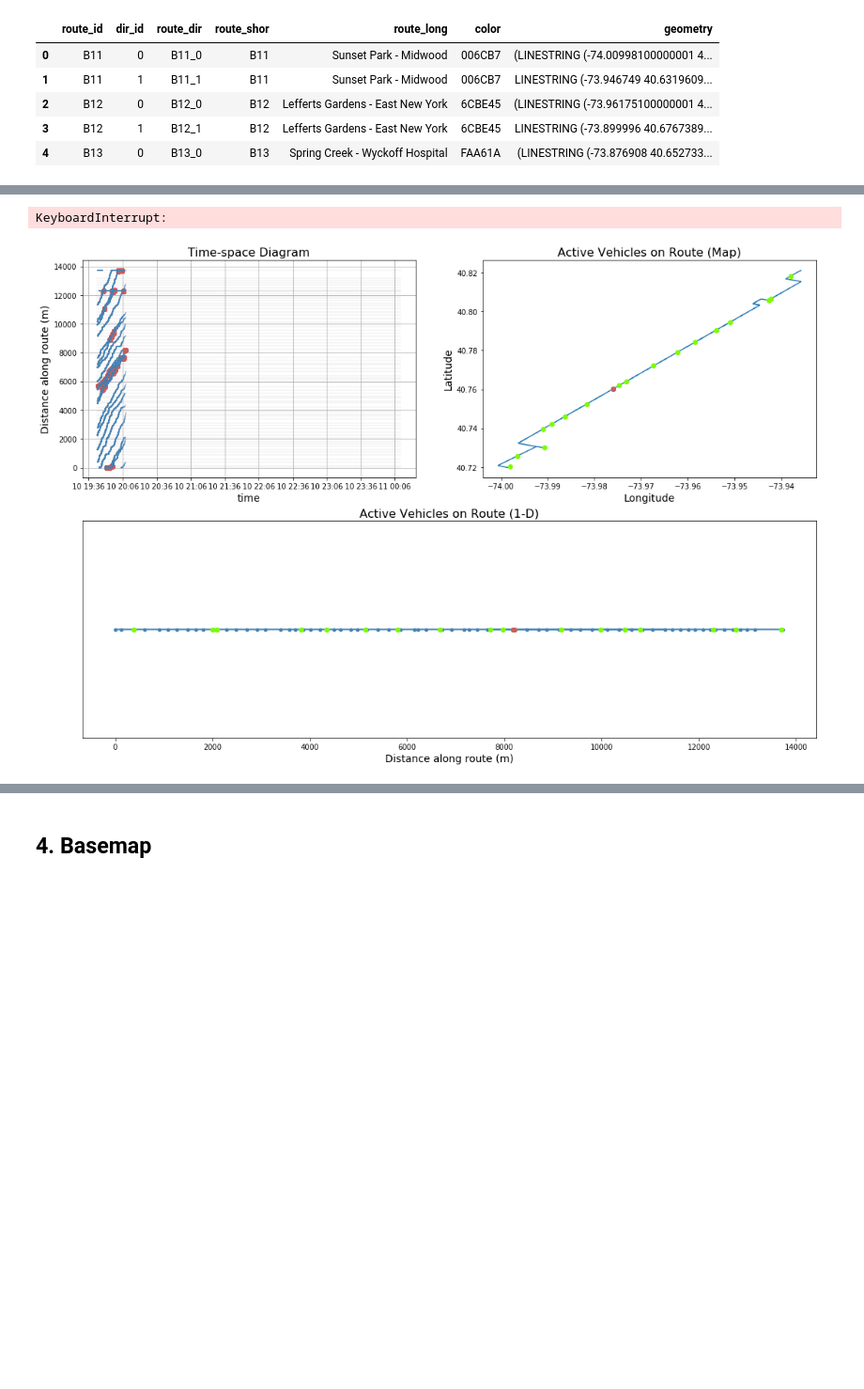
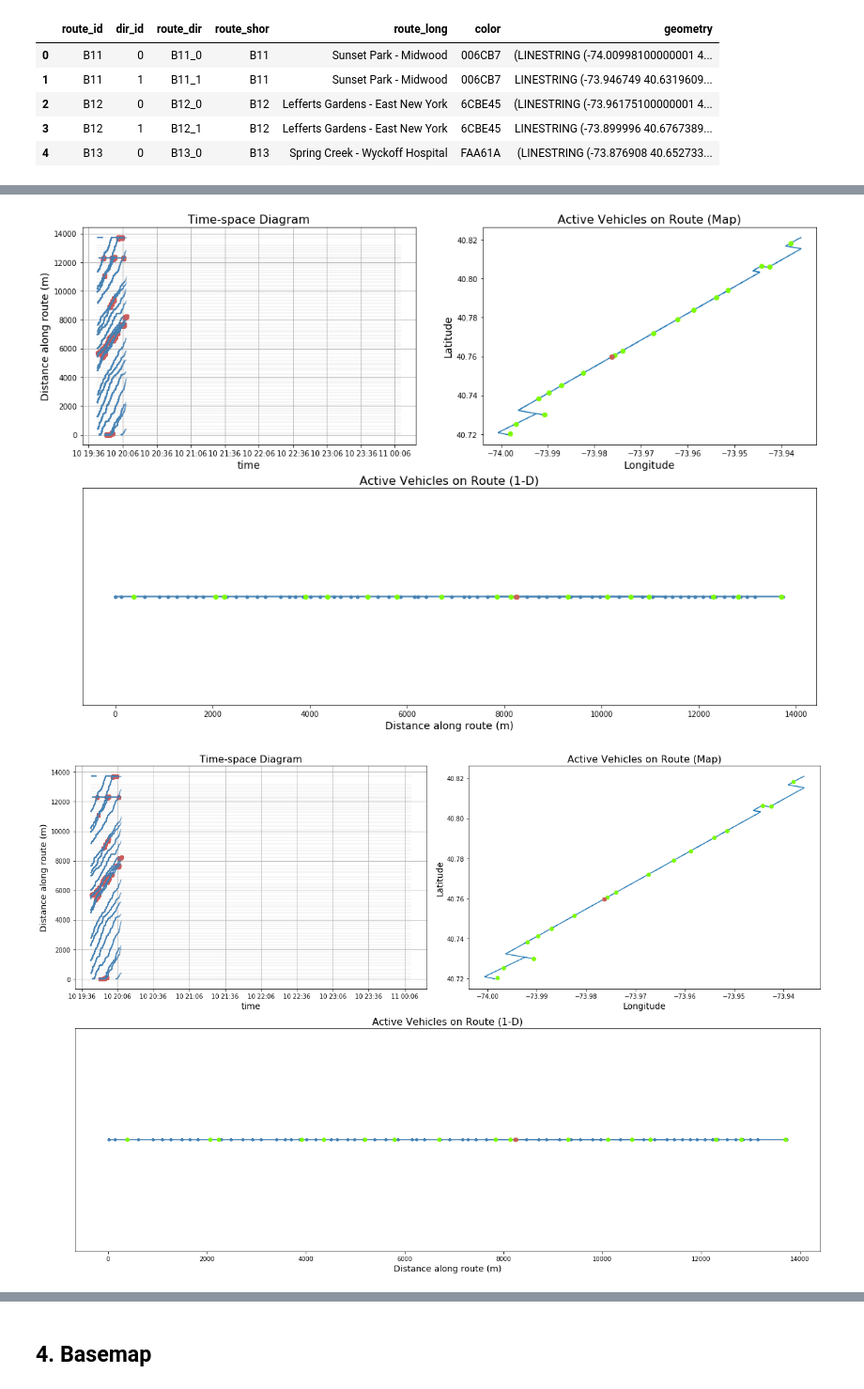
Before and after one commit to ywnch/buskit, a Jupyter notebook: sandbox_main.ipynb, the cells around one changed output, grey strips where cells are left out. Shown at 94% size. Drawn from its saved outputs; the diff is of its cells as text; code cells hidden in the pictures; blank space fills up the shorter version.

```diff
--- a/sandbox_main.ipynb
+++ b/sandbox_main.ipynb
@@ -107,9 +118,7 @@ KeyboardInterrupt:
 # %%
 fname = "MTA_data/M1-Tue-180410-154415-260.csv"
 df = pd.read_csv(fname)
-df = df[df['DirectionRef'] == 1]
-df['VehDistAlongRoute'] = df['CallDistanceAlongRoute'] - df['DistanceFromCall']
-df['RecordedAtTime'] = pd.to_datetime(df['RecordedAtTime'])
+df = df_process(df, 1)
 
 # this bloc generate a sequence for psuedo real-time simulation
 mod = list(df['Unnamed: 0'])
@@ -318,38 +328,39 @@ ax3.set_xlabel("Distance along route (m)", fontsize=14)
 ax3.set_title("Active Vehicles on Route (1-D)", fontsize=16)
 
 # update
-for i in range(0,df['ts'].max(),30):
-
+#for i in range(0,df['ts'].max(),30):
+for i in range(0,1500,30): # just do partial for demo
     df3 = df[df['ts'] == i]
     df1 = df[df['ts'] <= i]
 
     # mark vehicles that are bunching
     df3.sort_values(['VehDistAlongRoute'], inplace=True)
     spacing = np.diff(df3['VehDistAlongRoute'])
     bunch = spacing < 100 # set threshold (meters) to be identified as BB
     bunch_a = np.array([False] + list(bunch))
     bunch_b = np.array(list(bunch) + [False])
     bunch = bunch_a + bunch_b
     bb_df = df3[bunch]
 
     # plot TSD for each vehicle
     for i, v in enumerate(df1['VehicleRef'].unique()):
         # subset data for single vehicle
         veh_df = df1[df1['VehicleRef'] == v]
         ax1.plot(veh_df['RecordedAtTime'], veh_df['VehDistAlongRoute'], '-', color='steelblue', alpha=0.5)
         ax1.plot(bb_df['RecordedAtTime'], bb_df['VehDistAlongRoute'], 'o', color='indianred', alpha=0.5)
         #ax1.annotate('%s'%v.split("_")[1], (list(veh_df['RecordedAtTime'])[0],list(veh_df['VehDistAlongRoute'])[0]))
 
     p7.set_data(df3['Longitude'], df3['Latitude'])
     p2.set_data(bb_df['Longitude'], bb_df['Latitude'])
     p3.set_data(df3['VehDistAlongRoute'], [0]*len(df3))
     p4.set_data(bb_df['VehDistAlongRoute'], [0]*len(bb_df))
     clear_output(wait=True)
     display(fig)
+    print("Time: %s"%(i))
     time.sleep(1/time_coef)
 
 plt.tight_layout()
 plt.show()
 # %% [output]
-KeyboardInterrupt:
-[figure, old version]
+[figure, new version]
+[figure, added]
```
Also changed, not shown: parts of 51 cells of this notebook.
